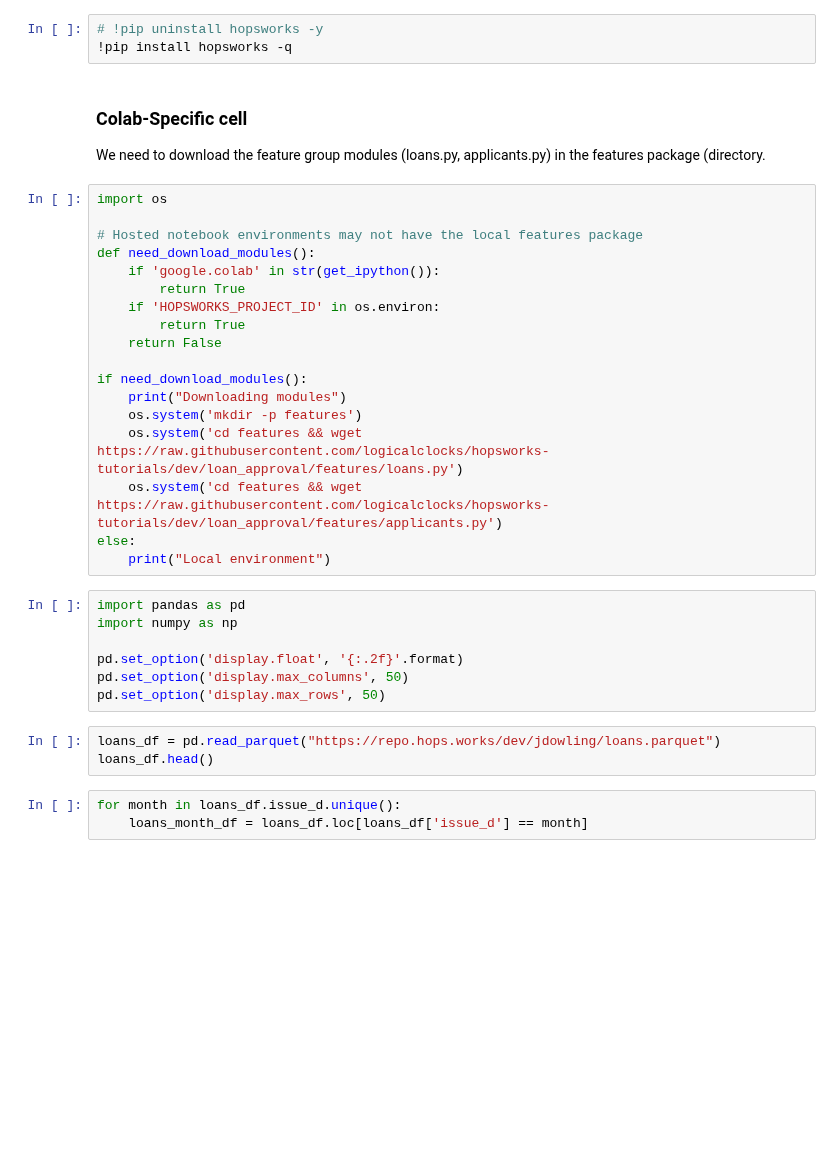
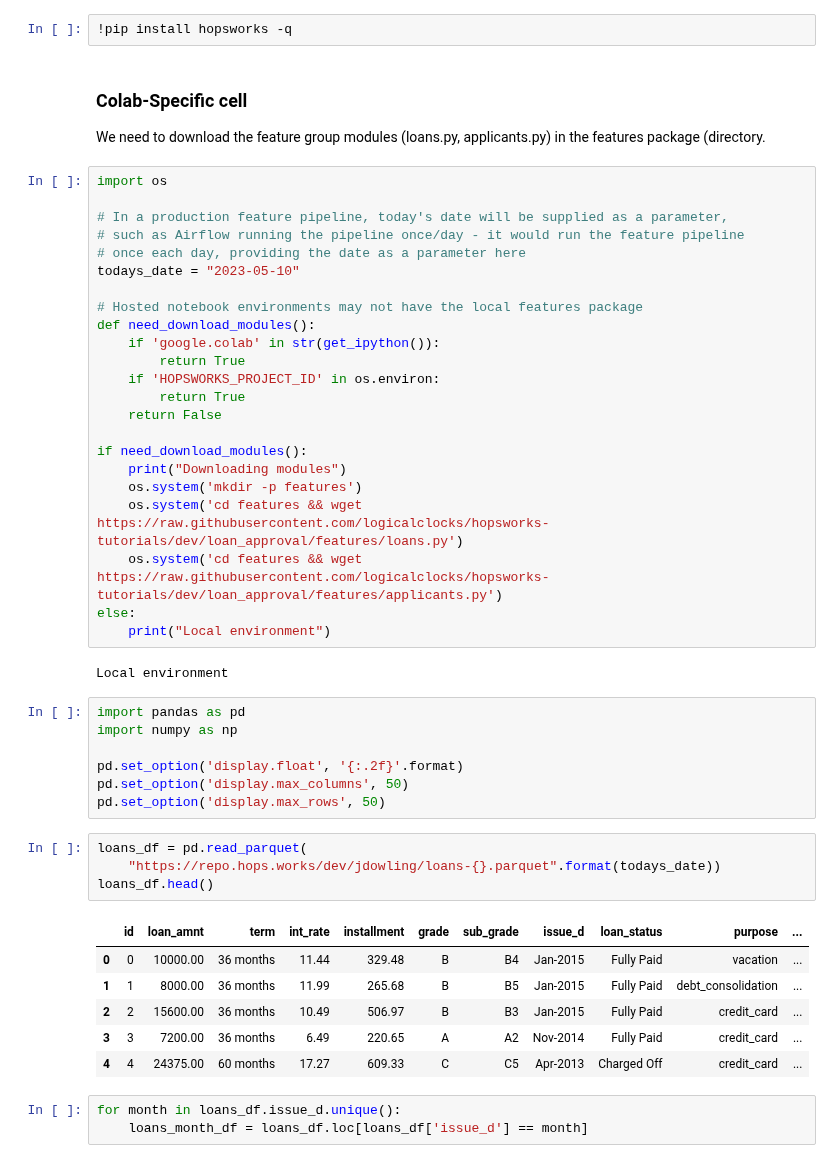
Before and after one commit to logicalclocks/hopsworks-tutorials, a Jupyter notebook: loan_approval/1-loan-approval-feature-pipeline.ipynb, the cells around one changed output. Saved outputs shown, nothing was run; the diff lists cells and outputs as text; blank space fills up the shorter version.

```diff
--- a/loan_approval/1-loan-approval-feature-pipeline.ipynb
+++ b/loan_approval/1-loan-approval-feature-pipeline.ipynb
@@ -5,5 +12,4 @@
 # %%
-# !pip uninstall hopsworks -y
 !pip install hopsworks -q
 # %% [markdown]
 ### Colab-Specific cell
@@ -11,6 +17,11 @@
 We need to download the feature group modules (loans.py, applicants.py) in the features package (directory.
 # %%
 import os
+
+# In a production feature pipeline, today's date will be supplied as a parameter,
+# such as Airflow running the pipeline once/day - it would run the feature pipeline
+# once each day, providing the date as a parameter here
+todays_date = "2023-05-10"
 
 # Hosted notebook environments may not have the local features package
 def need_download_modules():
@@ -27,6 +38,8 @@ if need_download_modules():
     os.system('cd features && wget https://raw.githubusercontent.com/logicalclocks/hopsworks-tutorials/dev/loan_approval/features/applicants.py')
 else:
     print("Local environment")
+# %% [output]
+Local environment
 # %%
 import pandas as pd
 import numpy as np
@@ -35,8 +48,16 @@ pd.set_option('display.float', '{:.2f}'.format)
 pd.set_option('display.max_columns', 50)
 pd.set_option('display.max_rows', 50)
 # %%
-loans_df = pd.read_parquet("https://repo.hops.works/dev/jdowling/loans.parquet")
+loans_df = pd.read_parquet(
+    "https://repo.hops.works/dev/jdowling/loans-{}.parquet".format(todays_date))
 loans_df.head()
+# %% [output]
+|  | id | loan_amnt | term | int_rate | installment | grade | sub_grade | issue_d | loan_status | purpose | ... |
+| 0 | 0 | 10000.00 | 36 months | 11.44 | 329.48 | B | B4 | Jan-2015 | Fully Paid | vacation | ... |
+| 1 | 1 | 8000.00 | 36 months | 11.99 | 265.68 | B | B5 | Jan-2015 | Fully Paid | debt_consolidation | ... |
+| 2 | 2 | 15600.00 | 36 months | 10.49 | 506.97 | B | B3 | Jan-2015 | Fully Paid | credit_card | ... |
+| 3 | 3 | 7200.00 | 36 months | 6.49 | 220.65 | A | A2 | Nov-2014 | Fully Paid | credit_card | ... |
+| 4 | 4 | 24375.00 | 60 months | 17.27 | 609.33 | C | C5 | Apr-2013 | Charged Off | credit_card | ... |
 # %%
 for month in loans_df.issue_d.unique():
     loans_month_df = loans_df.loc[loans_df['issue_d'] == month]
```
Also changed, not shown: parts of 17 cells of this notebook, 2 other files.
